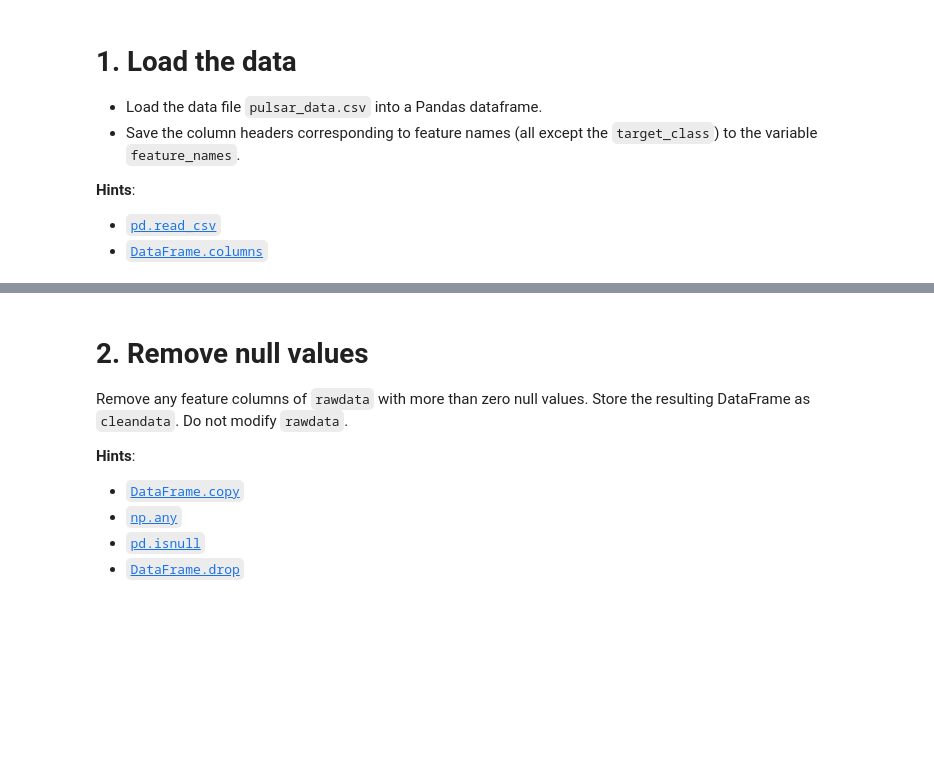
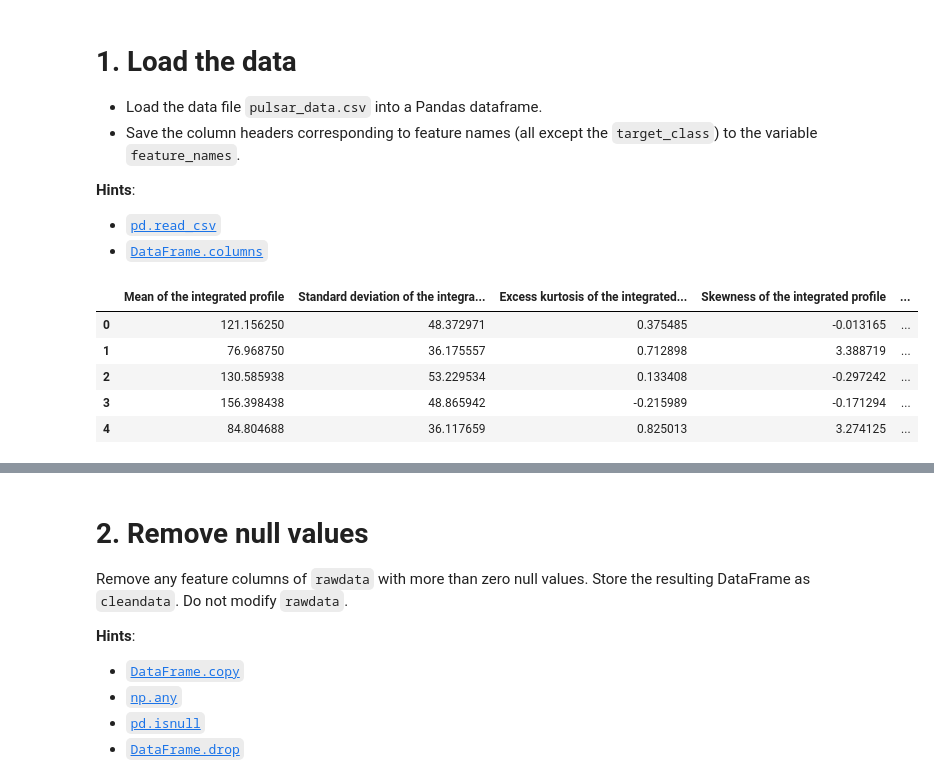
Before and after one commit to rajeev-t/stats-n-ds-4engineers, a Jupyter notebook: lab06/lab6.ipynb, the cells around one changed output, grey strips where cells are left out. Drawn from its saved outputs; the diff is of its cells as text; code cells hidden in the pictures; blank space fills up the shorter version.

```diff
--- a/lab06/lab6.ipynb
+++ b/lab06/lab6.ipynb
@@ -55,2 +52,14 @@ feature_names = ...
+# %%
+rawdata = pd.read_csv('pulsar_data.csv')
+feature_names = rawdata.columns[:-1]
+
+rawdata.head()
+# %% [output]
+|  | Mean of the integrated profile | Standard deviation of the integra... | Excess kurtosis of the integrated... | Skewness of the integrated profile | ... |
+| 0 | 121.156250 | 48.372971 | 0.375485 | -0.013165 | ... |
+| 1 | 76.968750 | 36.175557 | 0.712898 | 3.388719 | ... |
+| 2 | 130.585938 | 53.229534 | 0.133408 | -0.297242 | ... |
+| 3 | 156.398438 | 48.865942 | -0.215989 | -0.171294 | ... |
+| 4 | 84.804688 | 36.117659 | 0.825013 | 3.274125 | ... |
 # %%
 grader.check("q1")
```
Also changed, not shown: parts of 13 cells of this notebook, 1 other file.
